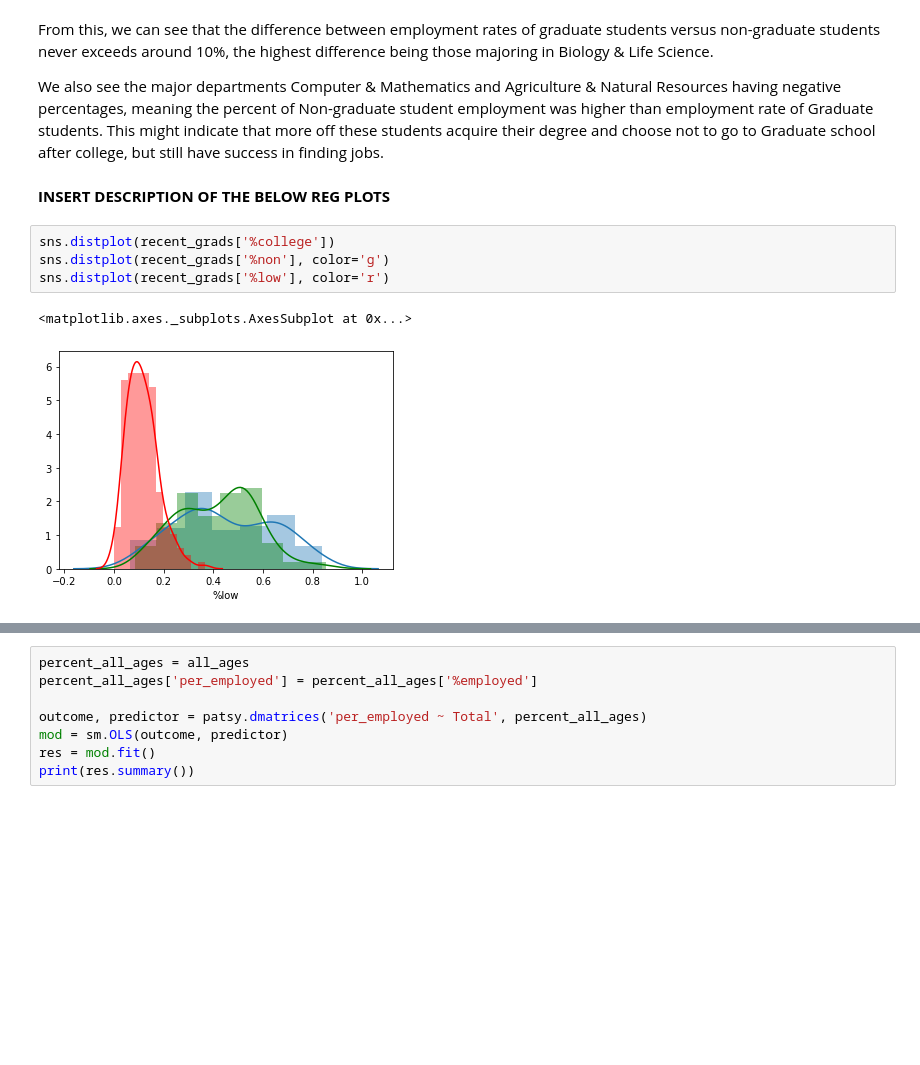
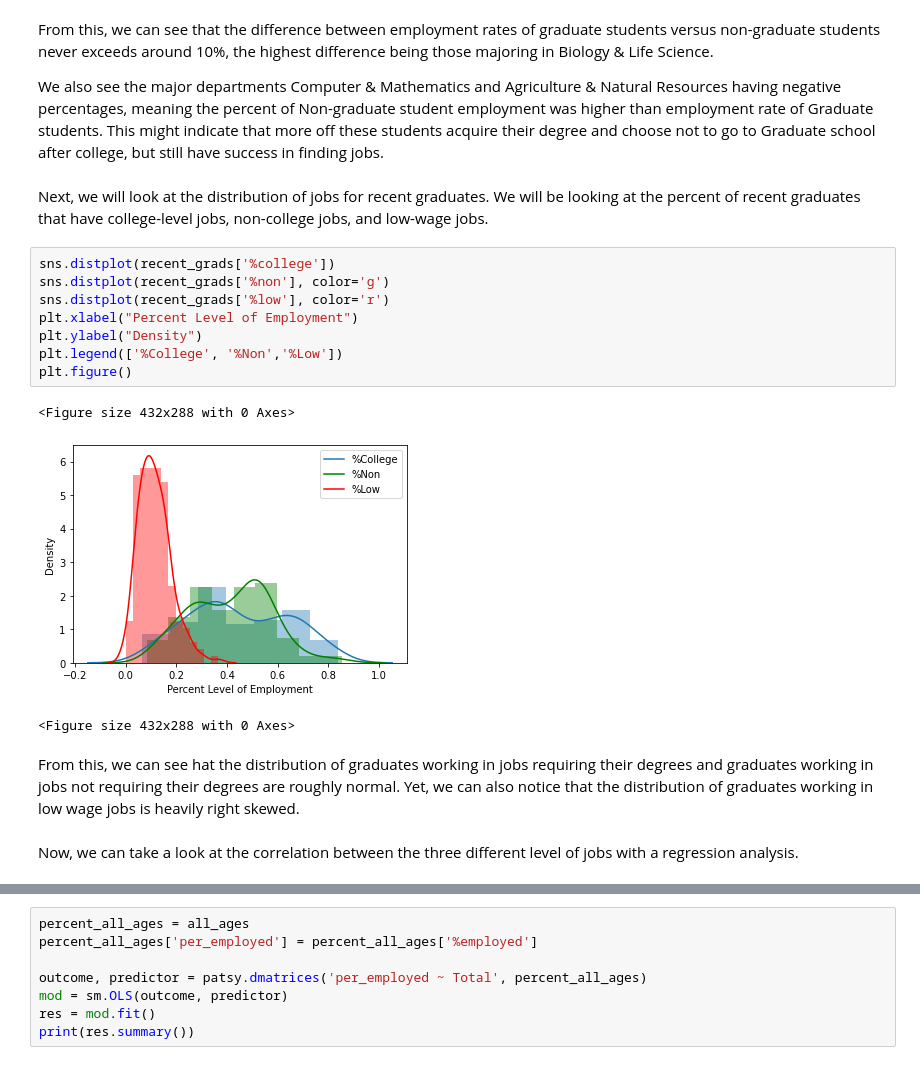
Before and after one commit to AlexCheng7/College-Employment-Analysis, a Jupyter notebook: FinalProject_group048.ipynb, the cells around one changed output, grey strips where cells are left out. Cells and saved outputs as stored; diff of their text form; blank space fills up the shorter version.

```diff
--- a/FinalProject_group048.ipynb
+++ b/FinalProject_group048.ipynb
@@ -359,15 +359,24 @@ grad_students_major_category['%difference'].sort_values(ascending=True).plot(kin
 From this, we can see that the difference between employment rates of graduate students versus non-graduate students never exceeds around 10%, the highest difference being those majoring in Biology & Life Science.
 
 We also see the major departments Computer & Mathematics and Agriculture & Natural Resources having negative percentages, meaning the percent of Non-graduate student employment was higher than employment rate of Graduate students. This might indicate that more off these students acquire their degree and choose not to go to Graduate school after college, but still have success in finding jobs.
-# %% [markdown]
-**INSERT DESCRIPTION OF THE BELOW REG PLOTS**
+# %% [markdown]
+Next, we will look at the distribution of jobs for recent graduates. We will be looking at the percent of recent graduates that have college-level jobs, non-college jobs, and low-wage jobs.
 # %%
 sns.distplot(recent_grads['%college'])
 sns.distplot(recent_grads['%non'], color='g')
 sns.distplot(recent_grads['%low'], color='r')
+plt.xlabel("Percent Level of Employment")
+plt.ylabel("Density")
+plt.legend(['%College', '%Non','%Low'])
+plt.figure()
 # %% [output]
-<matplotlib.axes._subplots.AxesSubplot at 0x...>
+<Figure size 432x288 with 0 Axes>
-[figure, old version]
+[figure, new version]
+<Figure size 432x288 with 0 Axes>
+# %% [markdown]
+From this, we can see hat the distribution of graduates working in jobs requiring their degrees and graduates working in jobs not requiring their degrees are roughly normal. Yet, we can also notice that the distribution of graduates working in low wage jobs is heavily right skewed.
+# %% [markdown]
+Now, we can take a look at the correlation between the three different level of jobs with a regression analysis.
 # %%
 #change the column title of %college since OLS doesn't recognize the columns name
 percent_recent_grads = recent_grads
```
Also changed, not shown: parts of 13 cells of this notebook.
